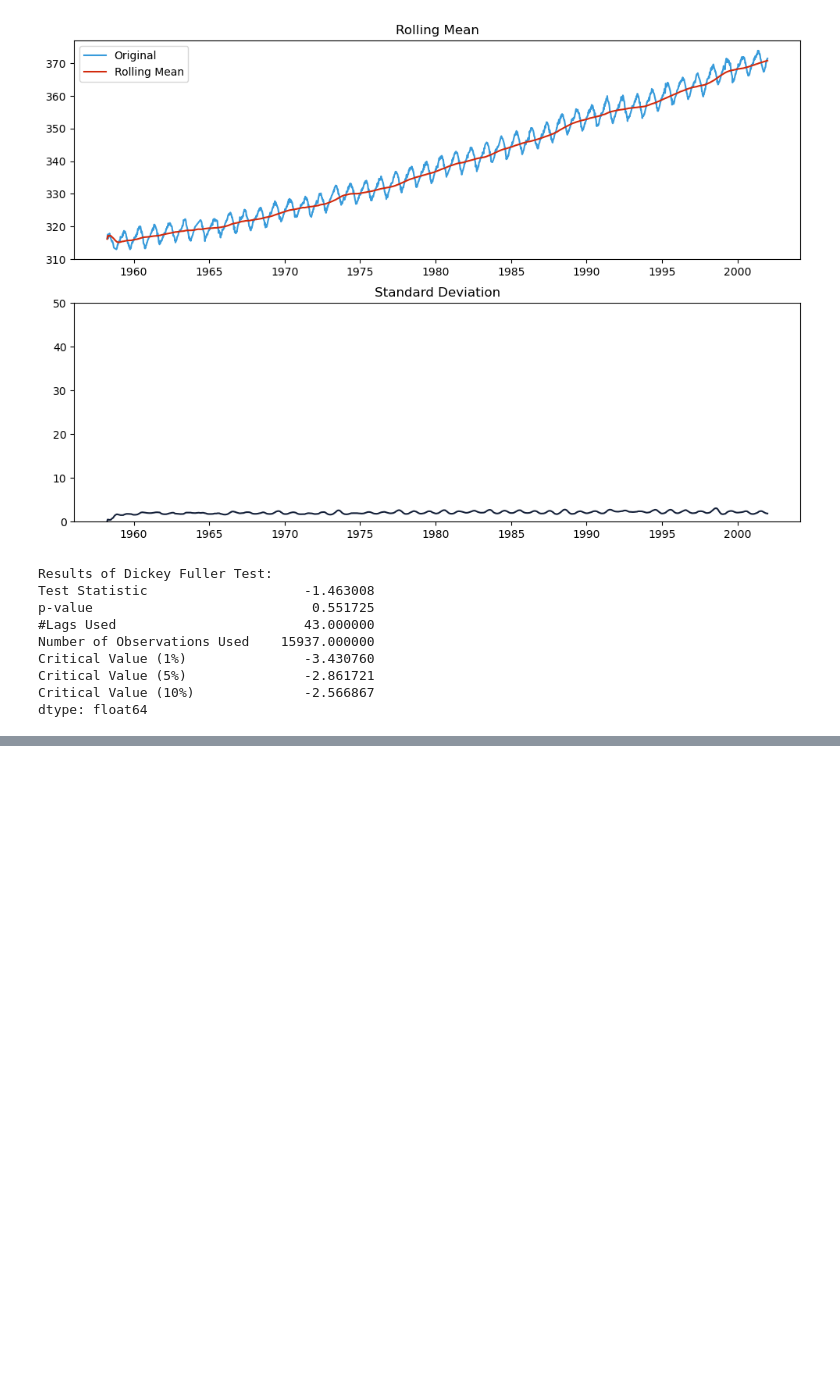
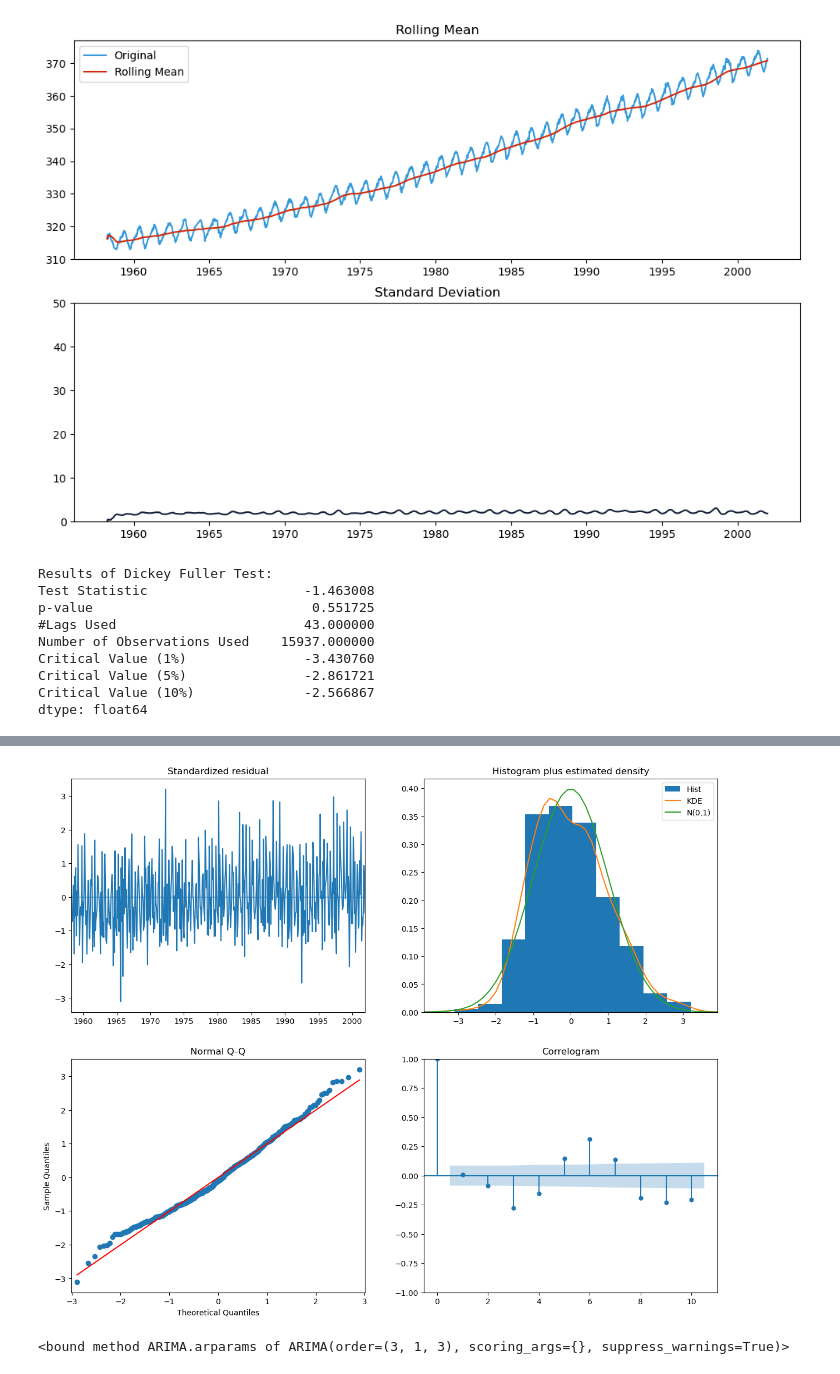
Before and after one commit to konsin1988/CO2_time_series_analysis_and_forecasting_pyspark, a Jupyter notebook: co2_model.ipynb, the cells around one changed output, grey strips where cells are left out. Cells and saved outputs as stored; diff of their text form; code cells hidden in the pictures; blank space fills up the shorter version.

```diff
--- a/co2_model.ipynb
+++ b/co2_model.ipynb
@@ -49,6 +50,7 @@ packages = [
     "com.sparkjava:spark-core:2.9.1",
     "org.slf4j:slf4j-api:2.0.0-alpha1",
     "org.slf4j:slf4j-simple:2.0.0-alpha1"
+    "com.cloudera.sparkts:sparkts:0.4.1"
 ]
 
 spark = (
@@ -70,6 +72,7 @@ spark.conf.set("spark.sql.catalog.clickhouse.password", "r13l02c1988")
 spark.conf.set("spark.sql.catalog.clickhouse.database", "credit")
 spark.conf.set("spark.clickhouse.write.format", "json")
 spark.conf.set("spark.sql.debug.maxToStringFields", 1000)      # truncate string col with features
+spark.sparkContext.setLogLevel("ERROR")
 
 print(f"Spark version - {spark.version}")
 print(f"Scala version - {spark.sparkContext._gateway.jvm.scala.util.Properties.versionString()}")
@@ -1000,12 +986,18 @@ dtype: float64
+# %%
+df_month = (
+    df_filled
+    .withColumn("month", F.trunc(col('date'), "month"))
+    .groupby("month").agg(F.round(F.mean(col("co2")), 4).alias("co2"))
+    .orderBy(col("month").asc())
+).toPandas().set_index("month")
 # %%
-import pmdarima as pm
-ARIMA_model = pm.auto_arima(df['#Passengers'],
+ARIMA_model = pm.auto_arima(df_month['co2'],
                       start_p=1,
                       start_q=1,
                       test='adf', # use adftest to find optimal 'd'
                       max_p=3, max_q=3, # maximum p and q
                       m=1, # frequency of series (if m==1, seasonal is set to FALSE automatically)
-                      d=None,# let model determine 'd'
+                      d=1,# let model determine 'd'
                       seasonal=False, # No Seasonality for standard ARIMA
                       trace=False, #logs
                       error_action='warn', #shows errors ('ignore' silences these)
@@ -1013,0 +1021,9 @@ ARIMA_model = pm.auto_arima(df['#Passengers'],
+# %%
+ARIMA_model.plot_diagnostics(figsize=(15,12))
+plt.show()
+# %% [output]
+[figure, added]
+# %%
+ARIMA_model.arparams
+# %% [output]
+<bound method ARIMA.arparams of ARIMA(order=(3, 1, 3), scoring_args={}, suppress_warnings=True)>
```
Also changed, not shown: parts of 22 cells of this notebook.
